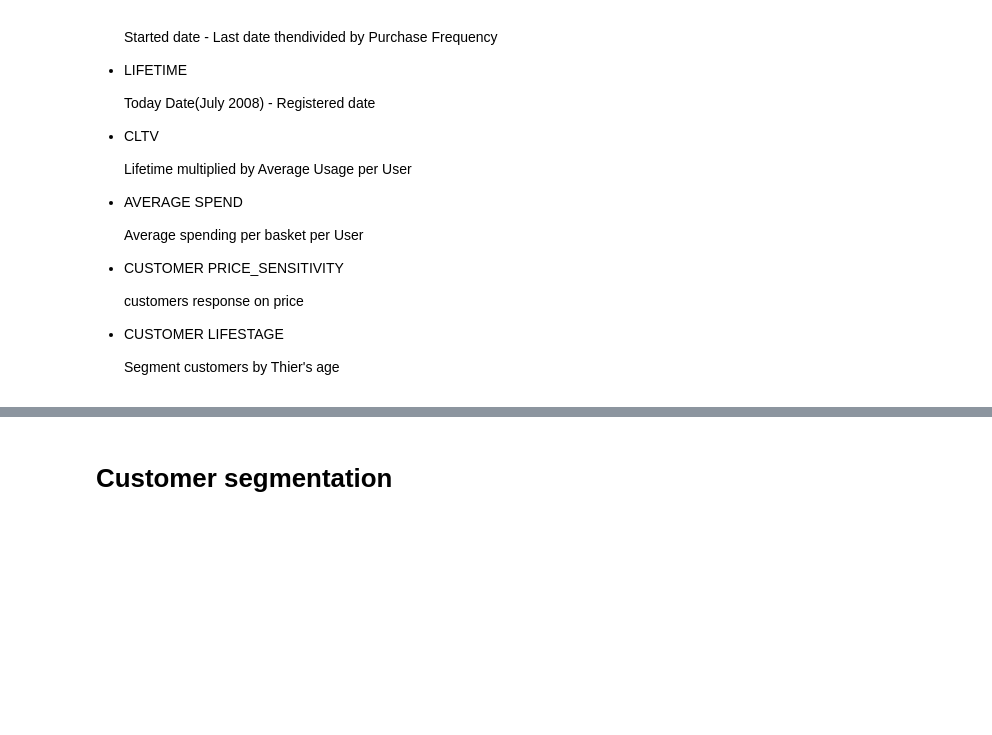
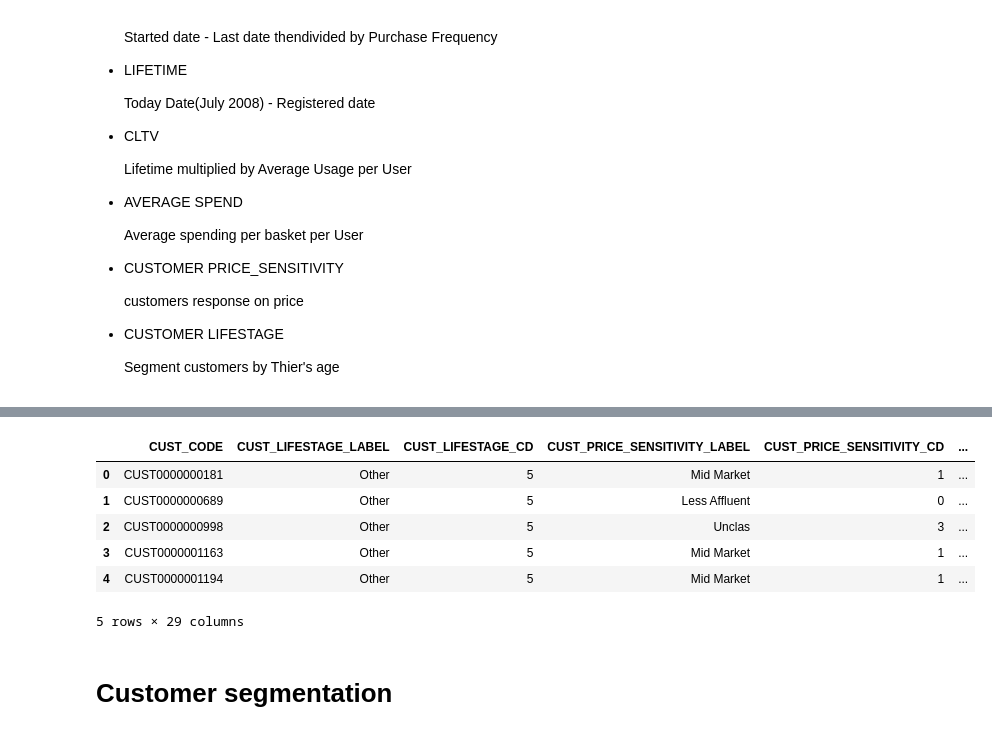
Before and after one commit to AsmaMora/Customer_Analytics, a Jupyter notebook: MADT8101_Customer_single_view.ipynb, the cells around one changed output, grey strips where cells are left out. Drawn from its saved outputs; the diff is of its cells as text; code cells hidden in the pictures; blank space fills up the shorter version.

```diff
--- a/MADT8101_Customer_single_view.ipynb
+++ b/MADT8101_Customer_single_view.ipynb
@@ -303,3 +302,13 @@ memory usage: 819.4+ KB
+# %%
+summary.head()
+# %% [output]
+|  | CUST_CODE | CUST_LIFESTAGE_LABEL | CUST_LIFESTAGE_CD | CUST_PRICE_SENSITIVITY_LABEL | CUST_PRICE_SENSITIVITY_CD | ... |
+| 0 | CUST0000000181 | Other | 5 | Mid Market | 1 | ... |
+| 1 | CUST0000000689 | Other | 5 | Less Affluent | 0 | ... |
+| 2 | CUST0000000998 | Other | 5 | Unclas | 3 | ... |
+| 3 | CUST0000001163 | Other | 5 | Mid Market | 1 | ... |
+| 4 | CUST0000001194 | Other | 5 | Mid Market | 1 | ... |
+5 rows × 29 columns
 # %% [markdown]
 # Customer segmentation
 # %% [markdown]
```
Also changed, not shown: parts of 7 cells of this notebook.
